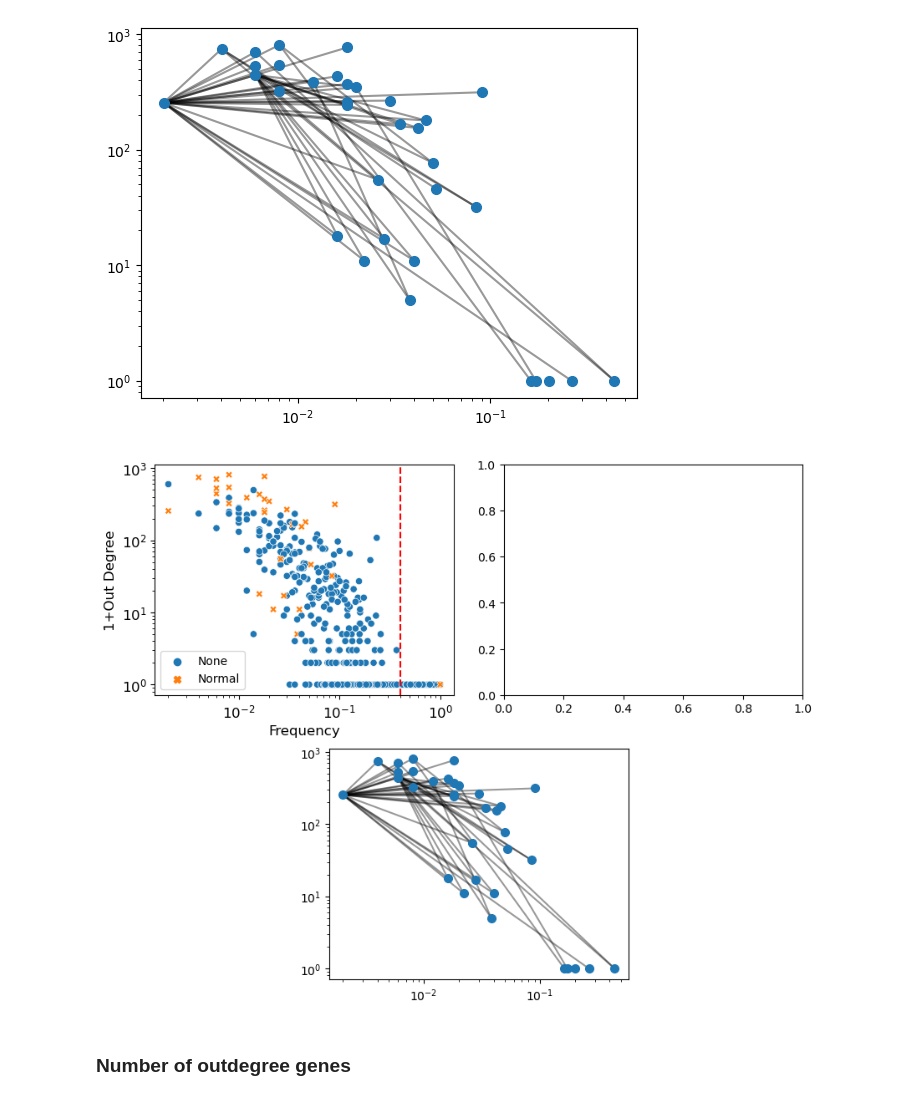
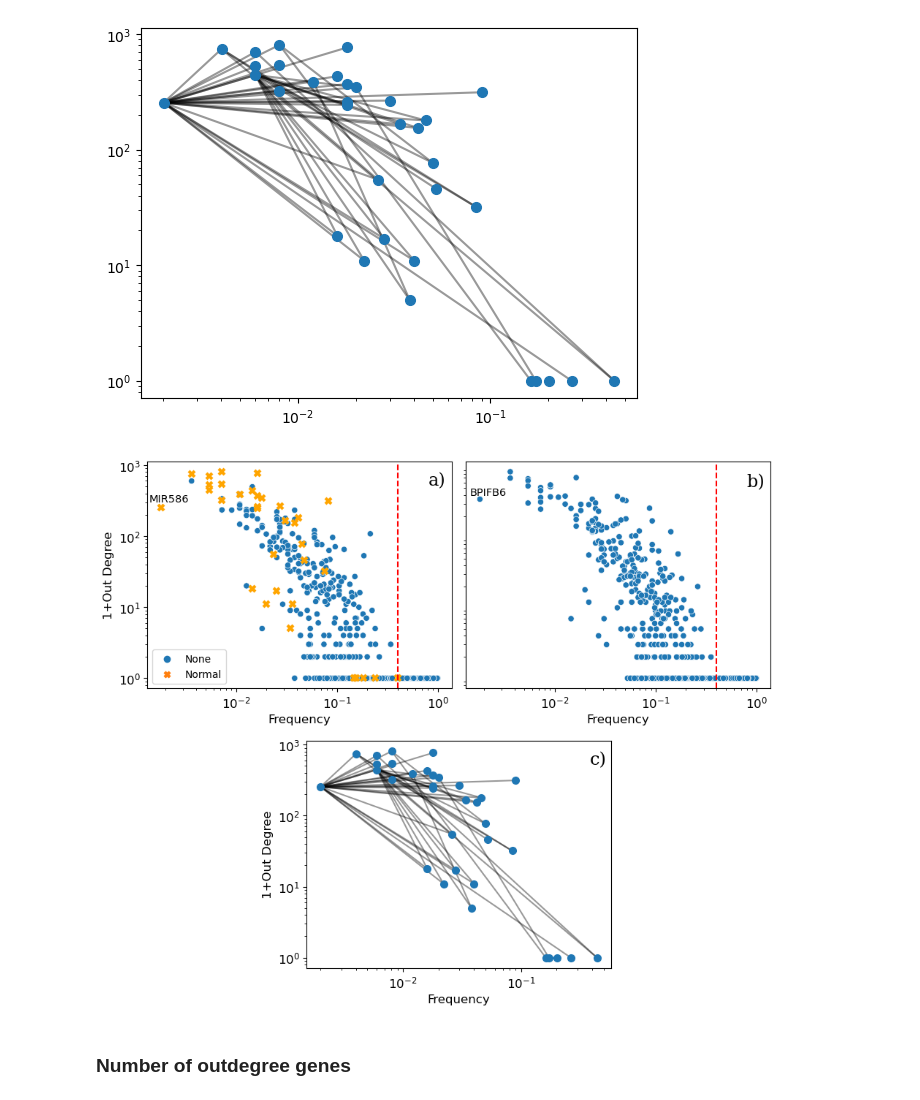
Before and after one commit to RobertoHePe/Causal_GE, a Jupyter notebook: Causal_GE_interpretation.ipynb, the cells around one changed output. Saved outputs shown, nothing was run; the diff lists cells and outputs as text; code cells hidden in the pictures.

```diff
--- a/Causal_GE_interpretation.ipynb
+++ b/Causal_GE_interpretation.ipynb
@@ -63,7 +63,7 @@ df = pd.DataFrame({'Node': nodes_idx, 'Frequency': freqs.round(4),
 # %%
 concepts = ['None'] * sample.shape[1]
 
-normal_concept = np.where(normal_sample.mean(axis=0) == 0)[0]
+normal_concept = np.where(normal_sample.mean(axis=0) == 0)[0][:-1] # To exclude cancer node
 #cancer_concept = np.where(cancer_sample.mean(axis=0) > .9)[0]
 
 for i in normal_concept:
@@ -169,19 +167,19 @@ min_cancer_idx = np.where(cancer_sample[min_cancer_sample, :] == 1)[0]
 min_normal_idx = np.where(normal_sample[br_cl2][min_normal_arg] == 1)[0]
 
 # Frequencies of nodes in minimal samples
-min_freq_cancer = [freqs_c[i] for i in min_cancer_idx]
-min_freq_normal = [freqs_c[i] for i in min_normal_idx]
+min_freq_cancer = [freqs[i] for i in min_cancer_idx]
+min_freq_normal = [freqs[i] for i in min_normal_idx]
 
 # Outdegree of nodes in minimal samples
 min_dgr_cancer = [Graph.degree[i] for i in min_cancer_idx]
 min_dgr_normal = [Graph.degree[i] for i in min_normal_idx]
 
 # Min frequeccy genes
-min_freq_cancer_idx = np.argmin(freqs_c[min_cancer_idx])
+min_freq_cancer_idx = np.argmin(freqs[min_cancer_idx])
 min_freq_cancer_idx = min_cancer_idx[min_freq_cancer_idx]
 print(map_node_name(min_freq_cancer_idx, compressed_nodes_map, genes_map))
 
-min_freq_normal_idx = np.argmin(freqs_c[min_normal_idx])
+min_freq_normal_idx = np.argmin(freqs[min_normal_idx])
 min_freq_normal_idx = min_normal_idx[min_freq_normal_idx]
 print(map_node_name(min_freq_normal_idx, compressed_nodes_map, genes_map))
 # %% [output]
@@ -253,7 +271,7 @@ fig.tight_layout()
 # %%
 # Draw minimun graph
 idx = np.intersect1d(normal_concept, min_cancer_idx)
-idx = np.delete(idx, -1)
+# idx = np.delete(idx, -1)
 for i in idx:
     childs = list(nx.descendants_at_distance(Graph, i, 1))
     inter = np.intersect1d(childs, idx)
@@ -267,43 +285,92 @@ plt.xscale("log")
 # %% [output]
 [figure]
 # %%
-fig = plt.figure(figsize=(10, 8))
-grid = plt.GridSpec(4, 4, hspace=0.6, wspace=0.4)
+fig = plt.figure(figsize=(11, 9))
+grid = plt.GridSpec(4, 4, hspace=0.6, wspace=0.1)
 cancer_ax = fig.add_subplot(grid[:2, :2])
 normal_ax = fig.add_subplot(grid[:2, 2:])
 graph_ax = fig.add_subplot(grid[2:, 1:3])
 
 # Cancer box
 sns.scatterplot(
     x=min_freq_cancer,
     y=1 + np.asarray(min_odgr_cancer),
     ax=cancer_ax,
     hue=hue_cancer,
     style=hue_cancer,
 )
+cancer_ax.plot(freqs[idx], 1+out_degree[idx], 'x', markersize=6, c='orange', mew=3)
 
 cancer_ax.set_ylabel("1+Out Degree", fontsize=fs)
 cancer_ax.set_xlabel("Frequency", fontsize=fs)
 #cancer_ax.set_title("Cancer", fontsize=fs + 2)
 cancer_ax.tick_params(labelsize=12)
 cancer_ax.axvline(0.4, ls="--", c="r")
 cancer_ax.set_yscale("log")
 cancer_ax.set_xscale("log")
 
+cancer_ax.annotate(
+    map_node_name(min_freq_cancer_idx, compressed_nodes_map, genes_map)[0],
+    (freqs[min_freq_cancer_idx], 1 + Graph.out_degree[min_freq_cancer_idx]),
+    (freqs[min_freq_cancer_idx] * 1.2, 50 + Graph.out_degree[min_freq_cancer_idx]),
+    ha='center',
+    fontsize=10.5
+)
+
+# Normal box
+sns.scatterplot(
+    x=min_freq_normal,
+    y=1 + np.asarray(min_odgr_normal),
+    ax=normal_ax,
+    hue=hue_normal,
+    legend=False,
+)
+
+
+#normal_ax.set_title("Normal", fontsize=fs + 2)
+normal_ax.set_xlabel("Frequency", fontsize=fs)
+normal_ax.tick_params(labelsize=12)
+normal_ax.axvline(0.4, ls="--", c="r")
+
+normal_ax.annotate(
+    map_node_name(min_freq_normal_idx, compressed_nodes_map, genes_map)[0],
+    (freqs[min_freq_normal_idx], 1 + Graph.out_degree[min_freq_normal_idx]),
+    (freqs[min_freq_normal_idx] * 1.2, 50 + Graph.out_degree[min_freq_normal_idx]),
+    ha='center',
+    fontsize=10.5
+)
+
+normal_ax.set_yscale("log")
+normal_ax.set_xscale("log")
+normal_ax.set_yticks([], [])
 
 # grpah box
 for i in idx:
     childs = list(nx.descendants_at_distance(Graph, i, 1))
     inter = np.intersect1d(childs, idx)
     if inter.size > 0:
         for j in inter:
             graph_ax.plot([freqs_c[i], freqs_c[j]], [1+out_degree[i], 1+out_degree[j]], 'k', alpha=0.4)
 
-graph_ax.plot(freqs_c[idx], 1+out_degree[idx], 'o',markersize=7)
+graph_ax.plot(freqs_c[idx], 1+out_degree[idx], 'o', markersize=7)
 graph_ax.set_yscale("log")
 graph_ax.set_xscale("log")
+
+graph_ax.set_ylabel("1+Out Degree", fontsize=fs)
+graph_ax.set_xlabel("Frequency", fontsize=fs)
+graph_ax.tick_params(labelsize=12)
+
+# Annotate figs
+cancer_ax.text(.8, 800, 'a)',
+        fontsize='xx-large', verticalalignment='top', fontfamily='serif')
+normal_ax.text(.8, 800, 'b)',
+        fontsize='xx-large', verticalalignment='top', fontfamily='serif')
+graph_ax.text(.38, 800, 'c)',
+        fontsize='xx-large', verticalalignment='top', fontfamily='serif')
+
+plt.savefig('Charts/Fig3.pdf')
 # %% [output]
-[figure, old version]
+[figure, new version]
 # %% [markdown]
 ### Number of outdegree genes
 # %%
```
Also changed, not shown: parts of 6 cells of this notebook, 2 other files.
